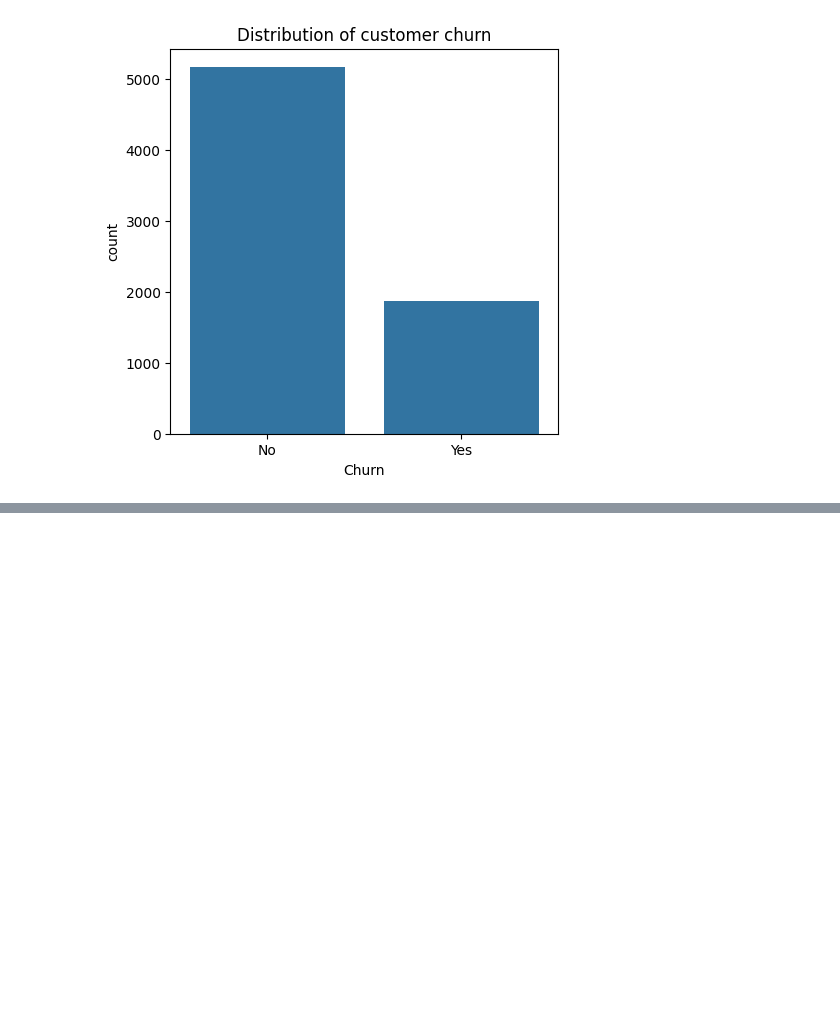
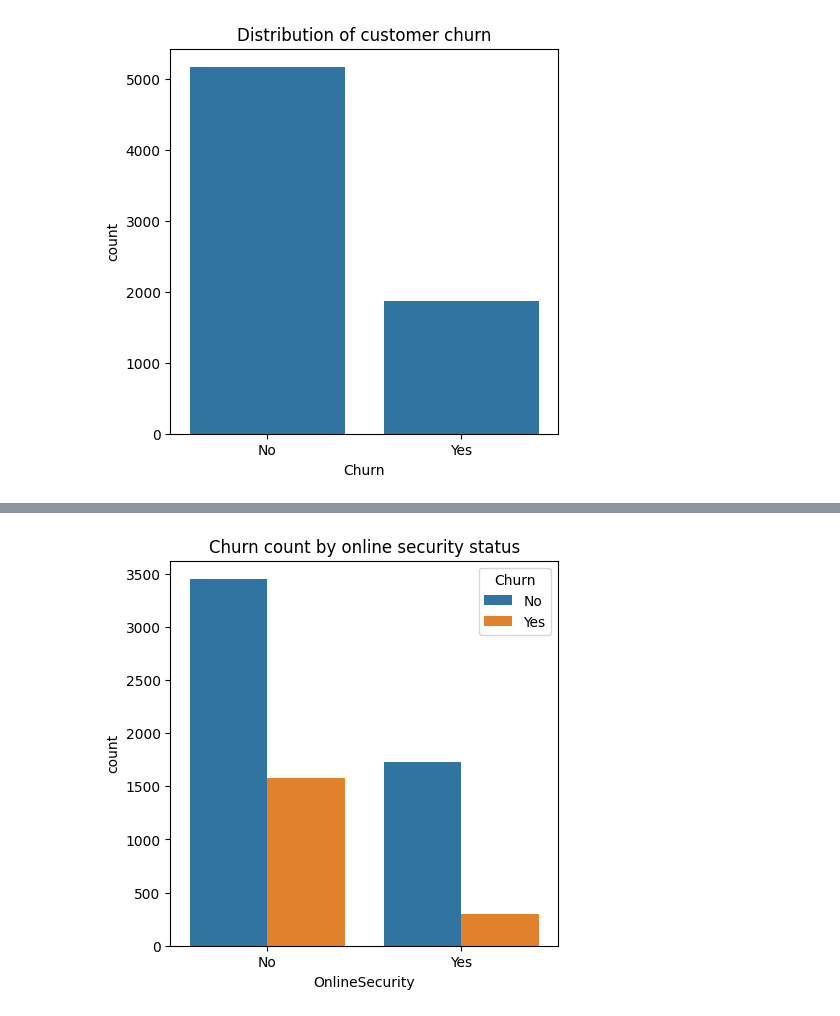
Before and after one commit to Naduli48/Telco_customer_churn_prediction, a Jupyter notebook: Telco_customer_churn_prediction.ipynb, the cells around one changed output, grey strips where cells are left out. Saved outputs shown, nothing was run; the diff lists cells and outputs as text; code cells hidden in the pictures; blank space fills up the shorter version.

```diff
--- a/Telco_customer_churn_prediction.ipynb
+++ b/Telco_customer_churn_prediction.ipynb
@@ -93,0 +157,8 @@ plt.show()
+# %%
+#Churn according to online security
+plt.figure(figsize=(5,5))
+sns.countplot(x = "OnlineSecurity", hue = "Churn", data= df)
+plt.title("Churn count by online security status")
+plt.show()
+# %% [output]
+[figure, added]
```
Also changed, not shown: parts of 13 cells of this notebook.
